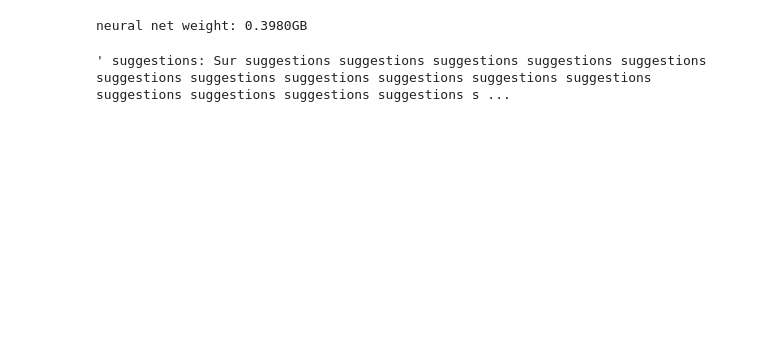
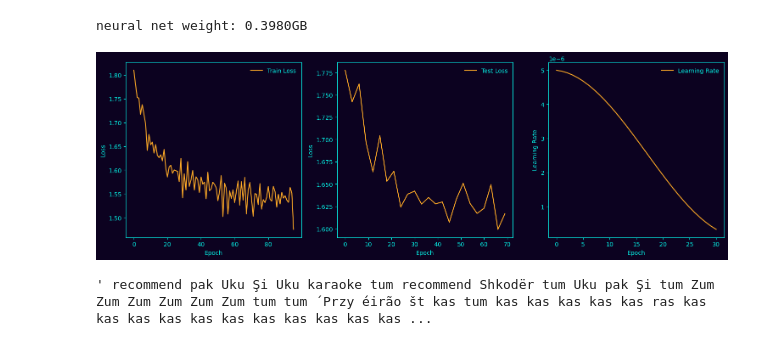
Before and after one commit to marmust/GIT_SYNC, a Jupyter notebook: normal_train_but_more_skibidi.ipynb, the cells around one changed output. Drawn from its saved outputs; the diff is of its cells as text; code cells hidden in the pictures; blank space fills up the shorter version.

```diff
--- a/normal_train_but_more_skibidi.ipynb
+++ b/normal_train_but_more_skibidi.ipynb
@@ -30,7 +30,7 @@ attn_heads = 12                                   # num attention heads per mech
 dropout_prob = 0.2                                # 0.0 ---> everything normal   |   1.0 ---> everything is random
 
 # used activ func
-def leaky_step_tanh(x: torch.Tensor, leakyness: float=0.2):
+def leaky_step_tanh(x: torch.Tensor, leakyness: float=0.1):
     """
     activation function to be used in transformer linear layers
     leaky tanh is just tanh, just has a bit of tilt at the tails so gradients wont vanish
@@ -43,14 +43,14 @@ def leaky_step_tanh(x: torch.Tensor, leakyness: float=0.2):
     Returns:
         torch.tensor: x after leaky tanh has been applied
     """
-
+    6
     return F.tanh(x) + leakyness * x
 
 # dataset
 train_dataset_path = fr"./datasets/ultra_train.txt"
 test_dataset_path = fr"./datasets/ultra_test.txt"
 
-examples_train = 64 * 8 * 8 * 8 * 8 * 8# * 8 * 8 * 8
+examples_train = 64 * 8 * 8# * 8# * 8 * 8# * 8 * 8 * 8
 examples_test = 64 * 8 * 8
 
 # training
@@ -58,7 +58,7 @@ train_epochs = 36
 
 gradient_accumulation_batches = 1
 
-start_lr = 0.00005
+start_lr = 0.000005
 final_lr = 0.0000001
 
 loss = nn.MSELoss()
@@ -131,7 +131,7 @@ class transformer_block_lite(nn.Module):
 
     def forward(self, prev_block: torch.Tensor) -> torch.Tensor:
         # run attention mech                       shape of attn_stack:     (batch_size, context_length, vector_size)   --->   (batch_size, context_length, vector_size)
-        #attn_stack_res = prev_block.clone()
+        attn_stack_res = prev_block.clone()
 
         attn_stack, _ = self.attn1(prev_block)
         attn_stack, _ = self.attn2(attn_stack)
@@ -139,7 +139,7 @@ class transformer_block_lite(nn.Module):
         attn_stack, _ = self.attn4(attn_stack)
         attn_stack, _ = self.attn5(attn_stack)
 
-        #attn_stack = self.attn_stack_norm(attn_stack + attn_stack_res)
+        attn_stack = self.attn_stack_norm(attn_stack + attn_stack_res)
 
         # normalize + residual connection          shape of x:            (batch_size, context_length * vector_size)
         x = self.norm(attn_stack + prev_block)
@@ -177,7 +177,7 @@ class transformer_block_full(nn.Module):
 
     def forward(self, prev_block: torch.Tensor) -> torch.Tensor:
         # run attention mech                       shape of attn_stack:     (batch_size, context_length, vector_size)   --->   (batch_size, context_length, vector_size)
-        #attn_stack_res = prev_block.clone()
+        attn_stack_res = prev_block.clone()
 
         attn_stack, _ = self.attn1(prev_block)
         attn_stack, _ = self.attn2(attn_stack)
@@ -185,7 +185,7 @@ class transformer_block_full(nn.Module):
         attn_stack, _ = self.attn4(attn_stack)
         attn_stack, _ = self.attn5(attn_stack)
 
-        #attn_stack = self.attn_stack_norm(attn_stack + attn_stack_res)
+        attn_stack = self.attn_stack_norm(attn_stack + attn_stack_res)
 
         # reshape for feedforward layers           shape of prev_block:   (batch_size, context_length, vector_size)   --->   (batch_size, context_length * vector_size)
         #                                          shape of attn_stack:     (batch_size, context_length, vector_size)   --->   (batch_size, context_length * vector_size)
@@ -576,7 +576,7 @@ with tqdm(total=train_epochs) as pbar:
             train_outputs = net(current_segment)
             train_loss_value = loss(train_outputs, target)
             train_loss_value.backward()
-            torch.nn.utils.clip_grad_norm_(net.parameters(), max_norm=2.0)
+            torch.nn.utils.clip_grad_norm_(net.parameters(), max_norm=1.0)
 
             if batch % gradient_accumulation_batches == 0:
                 optimizer.step()
@@ -635,38 +635,40 @@ with tqdm(total=train_epochs) as pbar:
                     ax3.spines['bottom'].set_color(axis_color)
                     ax3.spines['left'].set_color(axis_color)
                     ax3.spines['right'].set_color(axis_color)
                     # Set tick colors to white
                     ax3.tick_params(axis='x', colors=axis_color)
                     ax3.tick_params(axis='y', colors=axis_color)
 
                     # Adjust layout and show plot
                     plt.tight_layout()
                     plt.show()
 
         # eval loop
         if epoch % test_loop_epoch == 0:
             with torch.no_grad():
                 for test_current_segment, test_target in test_loader:
                     # move batch to gpu
                     test_current_segment = test_current_segment.to(run_device)
                     test_target = test_target.to(run_device)
 
                     # run test
                     test_outputs = net(test_current_segment)
                     test_loss_value = loss(test_outputs, test_target)
 
                     # collect performance metrics
                     test_loss_graph.append(test_loss_value.item())
 
         scheduler.step()
 
         # collect perforamce metrics
         learning_rate_graph.append(optimizer.param_groups[0]['lr'])
+# %% [output]
+[figure, added]
 # %%
 net.eval()
 clear_output()
 # %%
-"".join(predict_sequence(tokenizer.tokenize_segment("human: how do i cook potatoes?"), 120))
+"".join(predict_sequence(tokenizer.tokenize_segment("human: how do i cook potatoes? network:"), 120))
 # %% [output]
-' suggestions: Sur suggestions suggestions suggestions suggestions suggestions suggestions suggestions suggestions suggestions suggestions suggestions suggestions suggestions suggestions suggestions s ...
+' recommend pak Uku Şi Uku karaoke tum recommend Shkodër tum Uku pak Şi tum Zum Zum Zum Zum Zum Zum tum tum ́ Przy ́eirão št kas tum kas kas kas kas kas ras kas kas kas kas kas kas kas kas kas kas kas ...
 # %%
```
Also changed, not shown: parts of 1 cell of this notebook.
